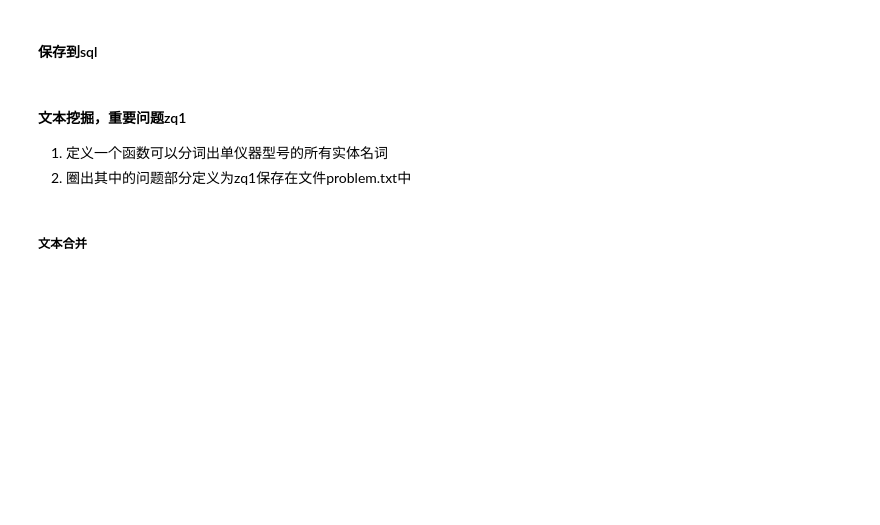
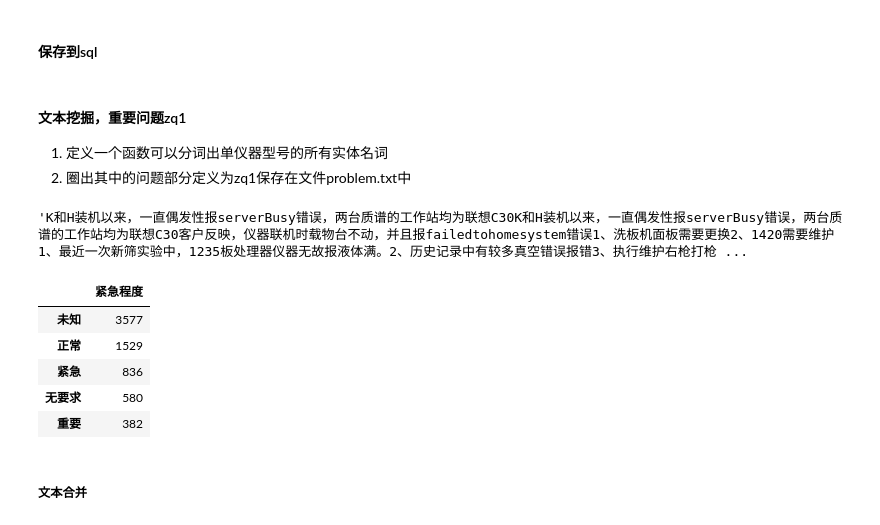
Before and after one commit to clouwer/nlpnotebook, a Jupyter notebook: projects/Biosan-service-upgrade-2019/ipy/feature_engineer.ipynb, the cells around one changed output. Saved outputs shown, nothing was run; the diff lists cells and outputs as text; code cells hidden in the pictures; blank space fills up the shorter version.

```diff
--- a/projects/Biosan-service-upgrade-2019/ipy/feature_engineer.ipynb
+++ b/projects/Biosan-service-upgrade-2019/ipy/feature_engineer.ipynb
@@ -227,6 +227,23 @@ def data_sql_load():
     return data
 
 data = data_sql_load()
+# %%
+''.join(data['问题汇总'].head(10))
+# %% [output]
+'K和H装机以来，一直偶发性报serverBusy错误，两台质谱的工作站均为联想C30K和H装机以来，一直偶发性报serverBusy错误，两台质谱的工作站均为联想C30客户反映，仪器联机时载物台不动，并且报failedtohomesystem错误1、洗板机面板需要更换2、1420需要维护1、最近一次新筛实验中，1235板处理器仪器无故报液体满。2、历史记录中有较多真空错误报错3、执行维护右枪打枪 ...
+# %%
+data['text'] = data['问题汇总'] + data['解决方案汇总']
+# %%
+data['text_len'] = data['text'].apply(lambda x: len(x))
+# %%
+pd.DataFrame(data['紧急程度'].value_counts())
+# %% [output]
+|  | 紧急程度 |
+| 未知 | 3577 |
+| 正常 | 1529 |
+| 紧急 | 836 |
+| 无要求 | 580 |
+| 重要 | 382 |
 # %%
 import jieba
 import jieba.posseg as pseg
```
Also changed, not shown: parts of 1 cell of this notebook, 3 other files.
